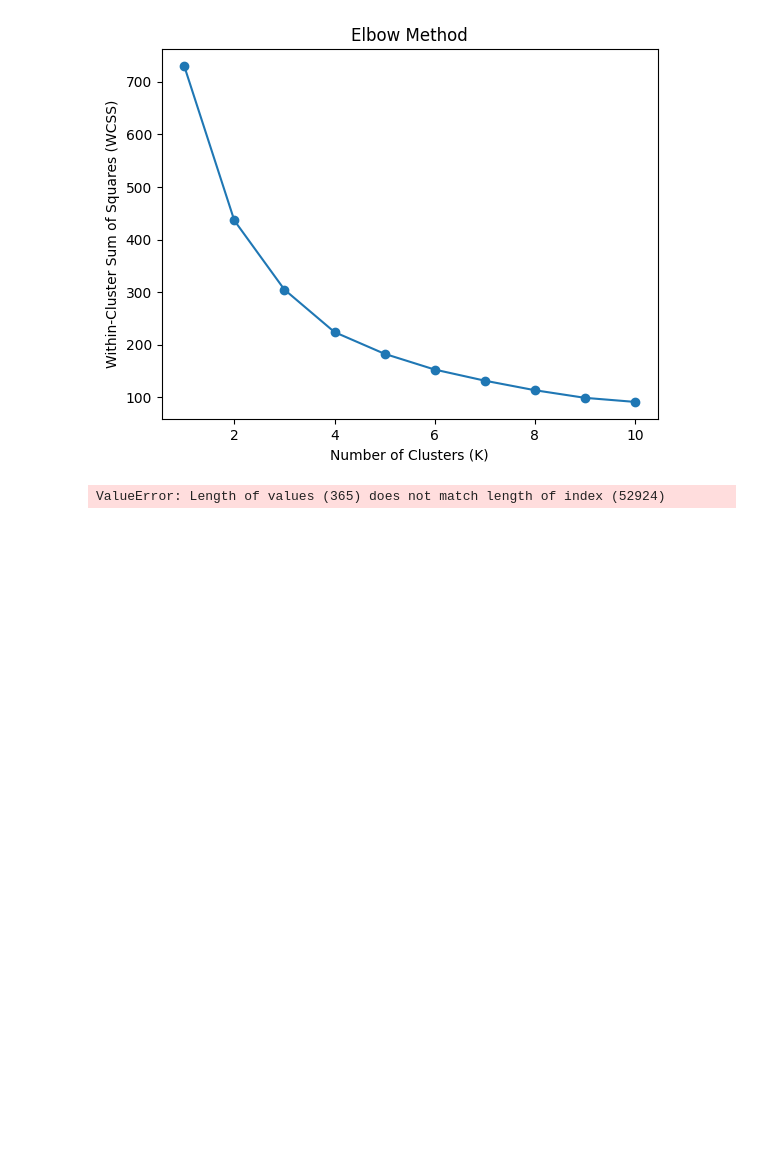
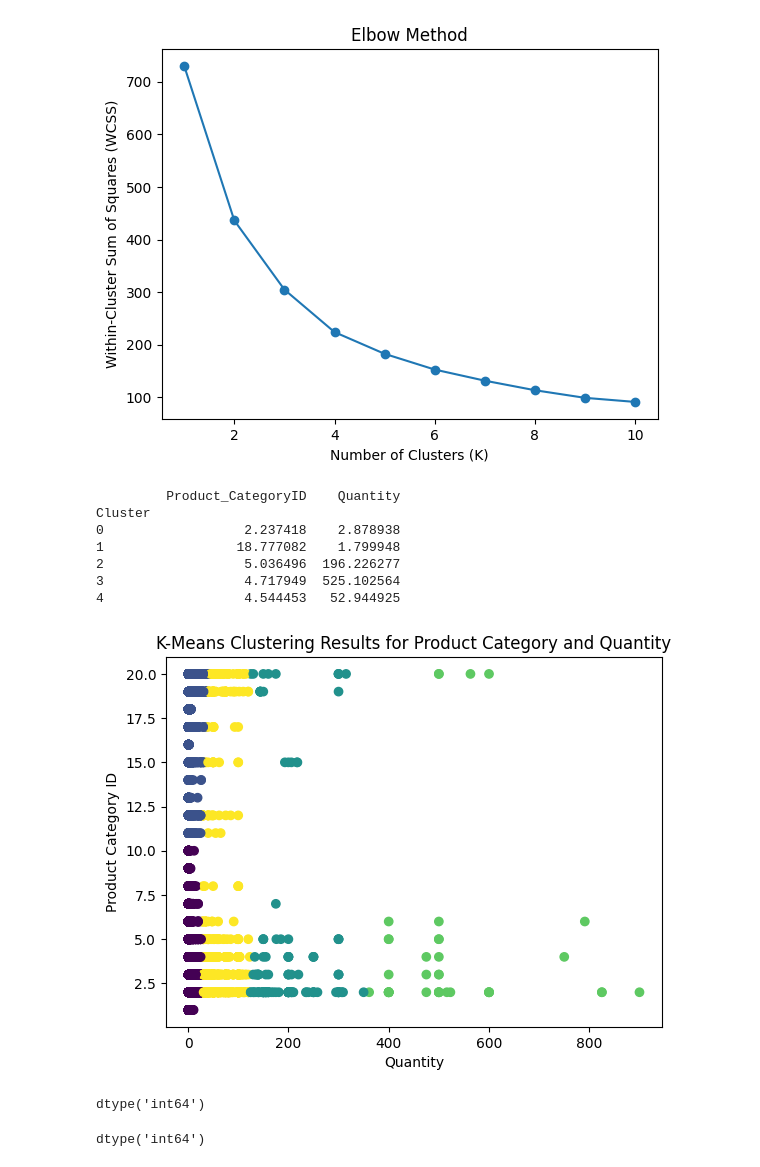
Before and after one commit to SoLitaP/DS-Final-Project, a Jupyter notebook: DS-Project.ipynb, the cells around one changed output. Drawn from its saved outputs; the diff is of its cells as text; code cells hidden in the pictures; blank space fills up the shorter version.

```diff
--- a/DS-Project.ipynb
+++ b/DS-Project.ipynb
@@ -382,9 +451,9 @@ plt.show()
 [figure]
 # %%
 #clustering product category and quantity
-features2 = df6[['', 'Quantity']]
+features2 = df4[['Product_CategoryID', 'Quantity']]
 # Handling missing values if needed
-features2 = features.fillna(0)
+features2 = features2.fillna(0)
 
 # Standardize Data
 scaler = StandardScaler()
@@ -399,25 +468,40 @@ for i in range(1, 11):
     wcss.append(kmeans.inertia_)
 # %%
 # Fit K-Means Model
-k = 3  # Choose based on the elbow method or business knowledge
+k = 5  # Choose based on the elbow method or business knowledge
 kmeans = KMeans(n_clusters=k, init='k-means++', random_state=42)
 df4['Cluster'] = kmeans.fit_predict(scaled_features)
 
 # Analyze Clusters
-numeric_columns2 = ['Product_Category', 'Quantity']
+numeric_columns2 = ['Product_CategoryID', 'Quantity']
 
 # Ensure the specified columns exist in df4
 if all(col in df4.columns for col in numeric_columns2):
     cluster_analysis = df4.groupby('Cluster')[numeric_columns2].mean()
     print(cluster_analysis)
 
     # Visualize Results
-    plt.scatter(df4['Product_Category'], df4['Quantity'], c=df4['Cluster'], cmap='viridis')
-    plt.xlabel('Product Category')
-    plt.ylabel('Quantity')
+    plt.scatter(df4['Quantity'],df4['Product_CategoryID'], c=df4['Cluster'], cmap='viridis')
+    plt.xlabel('Quantity')  # Corrected label
+    plt.ylabel('Product Category ID')
     plt.title('K-Means Clustering Results for Product Category and Quantity')
     plt.show()
 else:
     print("Specified numeric columns not found in the DataFrame.")
 # %% [output]
-ValueError: Length of values (365) does not match length of index (52924)
+         Product_CategoryID    Quantity
+Cluster
+0                  2.237418    2.878938
+1                 18.777082    1.799948
+2                  5.036496  196.226277
+3                  4.717949  525.102564
+4                  4.544453   52.944925
+[figure, added]
+# %%
+df4['Product_CategoryID'].dtype
+# %% [output]
+dtype('int64')
+# %%
+df4['Quantity'].dtype
+# %% [output]
+dtype('int64')
```
Also changed, not shown: parts of 15 cells of this notebook, 2 other files.
